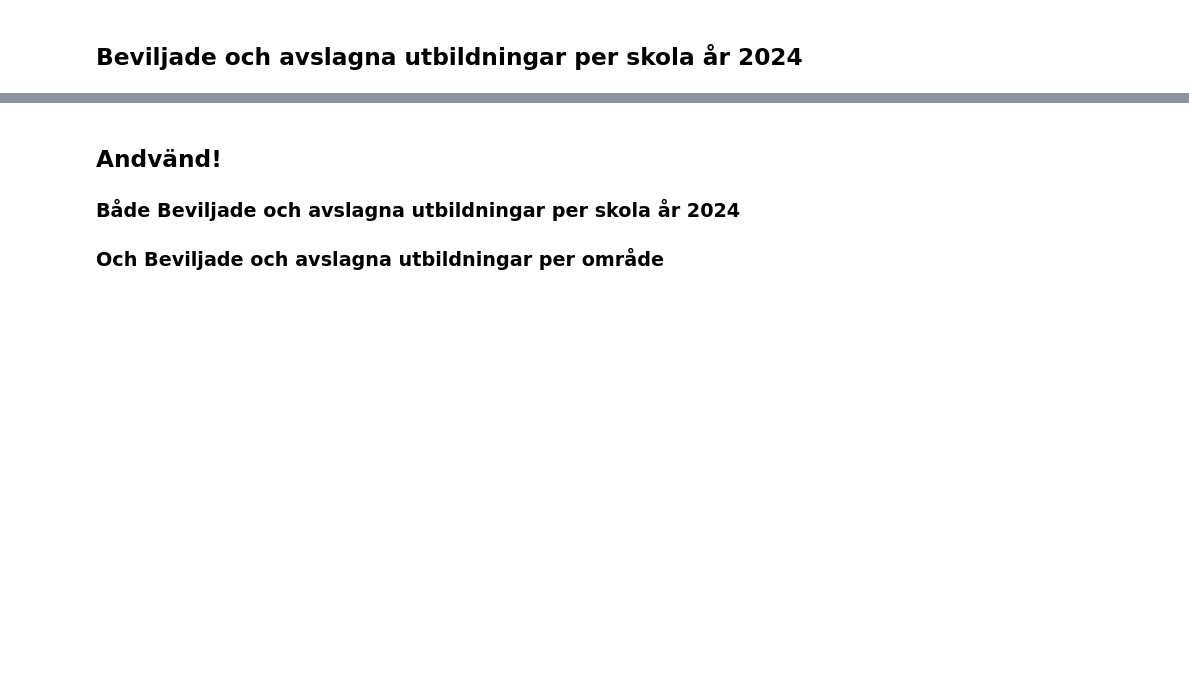
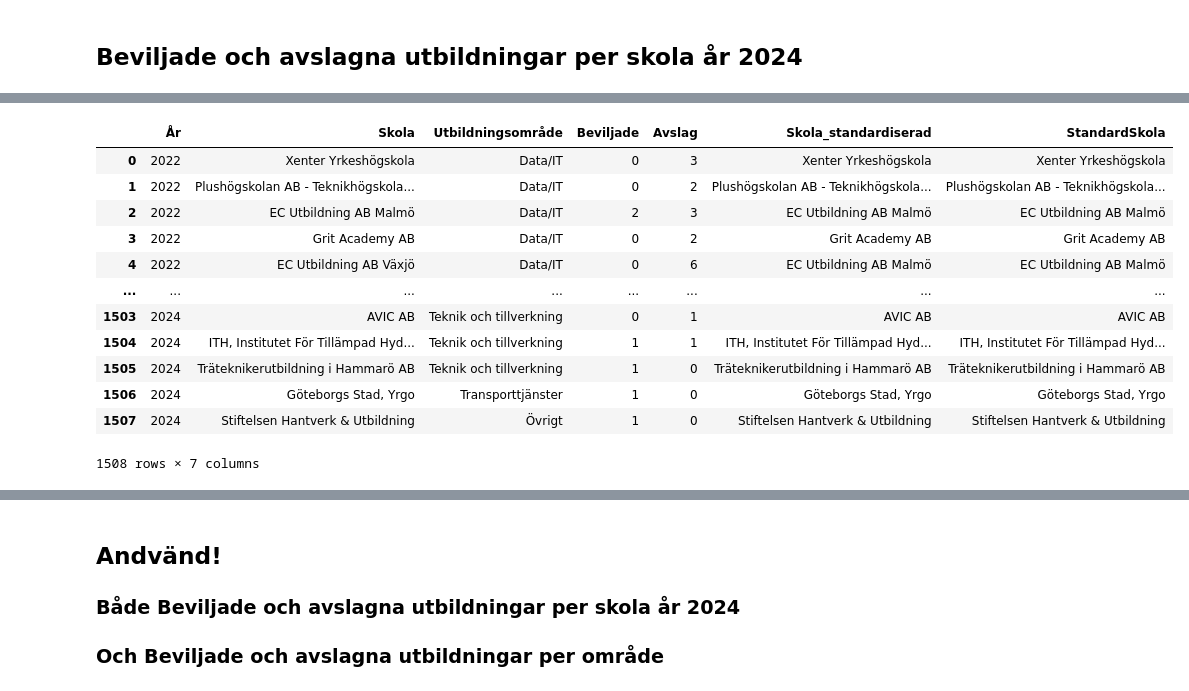
Before and after one commit to 964Code/The-Skool---Group-7, a Jupyter notebook: EDA/EDA_hampus.ipynb, the cells around one changed output, grey strips where cells are left out. Saved outputs shown, nothing was run; the diff lists cells and outputs as text; code cells hidden in the pictures; blank space fills up the shorter version.

```diff
--- a/EDA/EDA_hampus.ipynb
+++ b/EDA/EDA_hampus.ipynb
@@ -568,0 +650,29 @@ skol_resultat_all = db.query("""--sql
+# %%
+from difflib import get_close_matches
+unika_skolor = []
+
+def hitta_standardnamn(namn):
+    match = get_close_matches(namn, unika_skolor, n=1, cutoff=0.8)
+    if match:
+        return match[0]
+    else:
+        unika_skolor.append(namn)
+        return namn
+
+skol_resultat_all["StandardSkola"] = skol_resultat_all["Skola"].apply(hitta_standardnamn)
+# %%
+skol_resultat_all
+# %% [output]
+|  | År | Skola | Utbildningsområde | Beviljade | Avslag | Skola_standardiserad | StandardSkola |
+| 0 | 2022 | Xenter Yrkeshögskola | Data/IT | 0 | 3 | Xenter Yrkeshögskola | Xenter Yrkeshögskola |
+| 1 | 2022 | Plushögskolan AB - Teknikhögskola... | Data/IT | 0 | 2 | Plushögskolan AB - Teknikhögskola... | Plushögskolan AB - Teknikhögskola... |
+| 2 | 2022 | EC Utbildning AB Malmö | Data/IT | 2 | 3 | EC Utbildning AB Malmö | EC Utbildning AB Malmö |
+| 3 | 2022 | Grit Academy AB | Data/IT | 0 | 2 | Grit Academy AB | Grit Academy AB |
+| 4 | 2022 | EC Utbildning AB Växjö | Data/IT | 0 | 6 | EC Utbildning AB Malmö | EC Utbildning AB Malmö |
+| ... | ... | ... | ... | ... | ... | ... | ... |
+| 1503 | 2024 | AVIC AB | Teknik och tillverkning | 0 | 1 | AVIC AB | AVIC AB |
+| 1504 | 2024 | ITH, Institutet För Tillämpad Hyd... | Teknik och tillverkning | 1 | 1 | ITH, Institutet För Tillämpad Hyd... | ITH, Institutet För Tillämpad Hyd... |
+| 1505 | 2024 | Träteknikerutbildning i Hammarö AB | Teknik och tillverkning | 1 | 0 | Träteknikerutbildning i Hammarö AB | Träteknikerutbildning i Hammarö AB |
+| 1506 | 2024 | Göteborgs Stad, Yrgo | Transporttjänster | 1 | 0 | Göteborgs Stad, Yrgo | Göteborgs Stad, Yrgo |
+| 1507 | 2024 | Stiftelsen Hantverk & Utbildning | Övrigt | 1 | 0 | Stiftelsen Hantverk & Utbildning | Stiftelsen Hantverk & Utbildning |
+1508 rows × 7 columns
```
Also changed, not shown: parts of 36 cells of this notebook, 8 other files.
